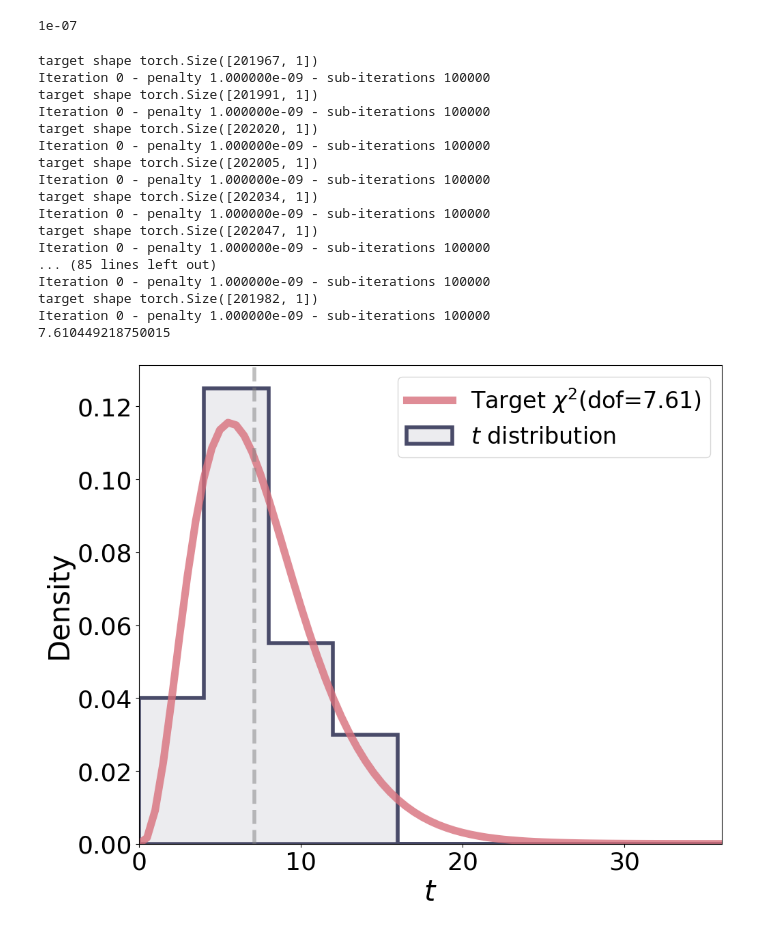
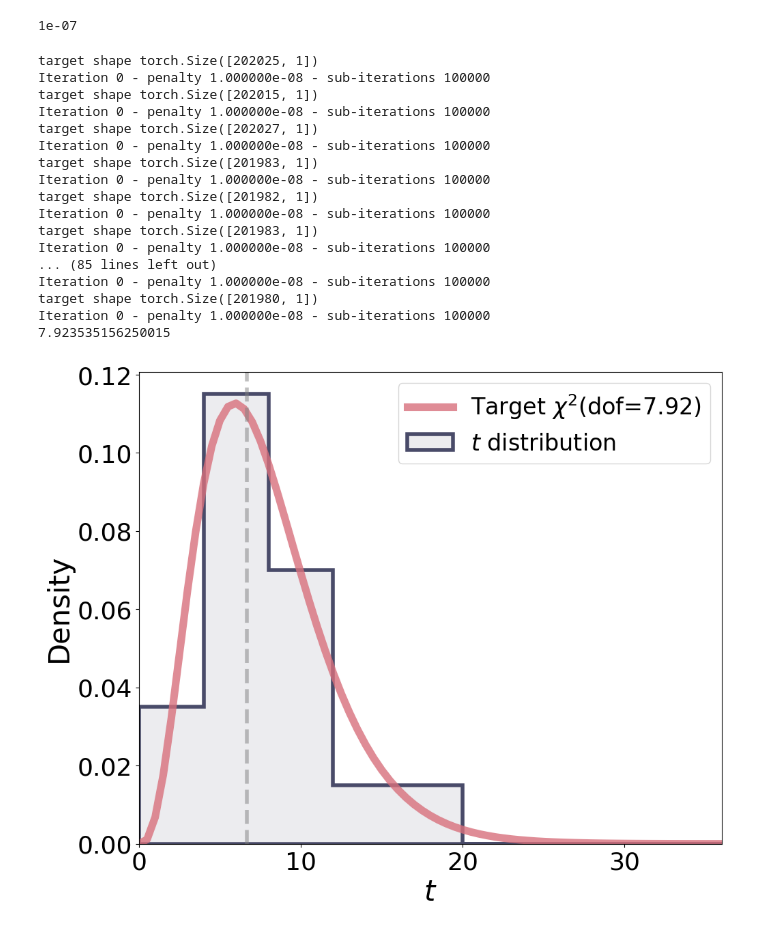
Before and after one commit to PietroCappelli/NPLM-Falkon, a Jupyter notebook: LogisticFalkon.ipynb, the cells around one changed output. Cells and saved outputs as stored; diff of their text form; code cells hidden in the pictures.

```diff
--- a/LogisticFalkon.ipynb
+++ b/LogisticFalkon.ipynb
@@ -219,13 +219,13 @@ Wall time: 9.58 s
 # %%
 def learn_t(sigma, M, l, seed):
 
-    N_REF      = 200000
-    N_BKG      = 2000
+    N_REF      = 200_000
+    N_BKG      = 2_000
     N_SIG      = 0
     SIG_LOC    = 6.4
     SIG_STD    = 0.16
     # poisson fluctuate the number of events in each sample
-    torch.manual_seed(seed)
+    # torch.manual_seed(seed)
     N_bkg_p = int(torch.distributions.Poisson(rate=N_BKG).sample())
     N_sig_p = int(torch.distributions.Poisson(rate=N_SIG).sample())
 
@@ -284,7 +284,7 @@ print(str(l))
 t_list=[]
 toy=50
 for _ in range(toy):
-    t = learn_t(sigma=2.3, M=3000, l=1e-9, seed=time.time())
+    t = learn_t(sigma=2.3, M=3000, l=1e-8, seed=time.time())
     t_list.append(t)
 # bin = np.arange(0,20,4)
 # plt.hist(t_list, bin)
@@ -310,47 +310,47 @@ plot_one_t(
     err_capsize     = 5,
     err_elinewidth  = 4,
     err_capthick    = 4,
     err_color       = "black",
     figsize         = (10, 8),
     fontsize        = 30,
     cms             = False,
     cms_label       = "",
     cms_rlabel      = "",
     hist_ecolor     = ("#494B69", 1.0),
     hist_fcolor     = ("#494B69", 0.1),
     chi2_color      = ("#D8707C", 0.8),
     hist_lw         = 4,
     chi2_lw         = 8,
     hist_type       = "stepfilled",
     hist_label      = "$\it{t}$ distribution",
     chi2_label      = "Target $\chi^2$(dof=%.2f)"%(df_fit),
     xlabel          = r"$t$",
     ylabel          = "Density",
     show_plot       = True,
     save_plot       = False,
     plot_name       = "t_distribution",
     # plot_path       = PLOT_PATH,
     plot_format     = "png",
     return_fig      = False,
     plot_w          = False,
     wclip           = 2.6,
 )
 # %% [output]
-target shape torch.Size([201967, 1])
-Iteration 0 - penalty 1.000000e-09 - sub-iterations 100000
-target shape torch.Size([201991, 1])
-Iteration 0 - penalty 1.000000e-09 - sub-iterations 100000
-target shape torch.Size([202020, 1])
-Iteration 0 - penalty 1.000000e-09 - sub-iterations 100000
-target shape torch.Size([202005, 1])
-Iteration 0 - penalty 1.000000e-09 - sub-iterations 100000
-target shape torch.Size([202034, 1])
-Iteration 0 - penalty 1.000000e-09 - sub-iterations 100000
-target shape torch.Size([202047, 1])
-Iteration 0 - penalty 1.000000e-09 - sub-iterations 100000
+target shape torch.Size([202025, 1])
+Iteration 0 - penalty 1.000000e-08 - sub-iterations 100000
+target shape torch.Size([202015, 1])
+Iteration 0 - penalty 1.000000e-08 - sub-iterations 100000
+target shape torch.Size([202027, 1])
+Iteration 0 - penalty 1.000000e-08 - sub-iterations 100000
+target shape torch.Size([201983, 1])
+Iteration 0 - penalty 1.000000e-08 - sub-iterations 100000
+target shape torch.Size([201982, 1])
+Iteration 0 - penalty 1.000000e-08 - sub-iterations 100000
+target shape torch.Size([201983, 1])
+Iteration 0 - penalty 1.000000e-08 - sub-iterations 100000
 ... (85 lines left out)
-Iteration 0 - penalty 1.000000e-09 - sub-iterations 100000
-target shape torch.Size([201982, 1])
-Iteration 0 - penalty 1.000000e-09 - sub-iterations 100000
-7.610449218750015
+Iteration 0 - penalty 1.000000e-08 - sub-iterations 100000
+target shape torch.Size([201980, 1])
+Iteration 0 - penalty 1.000000e-08 - sub-iterations 100000
+7.923535156250015
-[figure, old version]
+[figure, new version]
```
Also changed, not shown: parts of 13 cells of this notebook, 2 other files.
